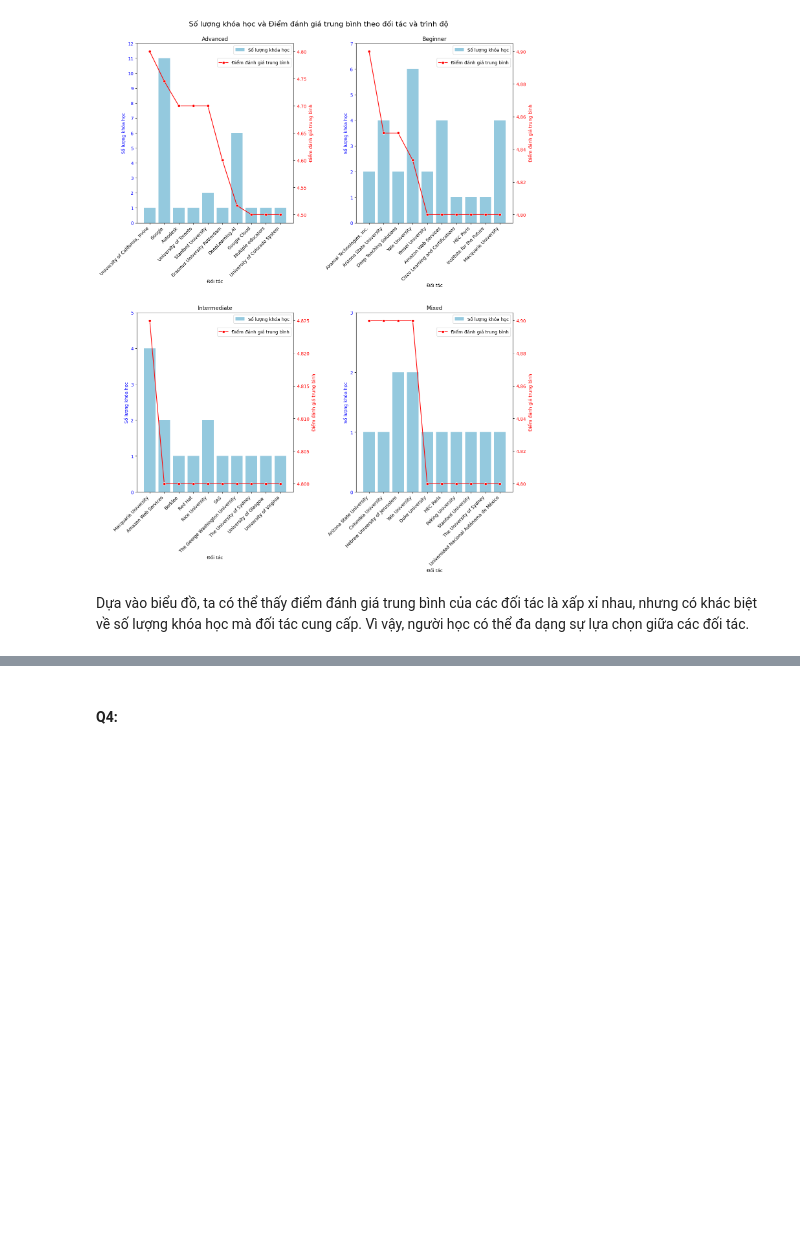
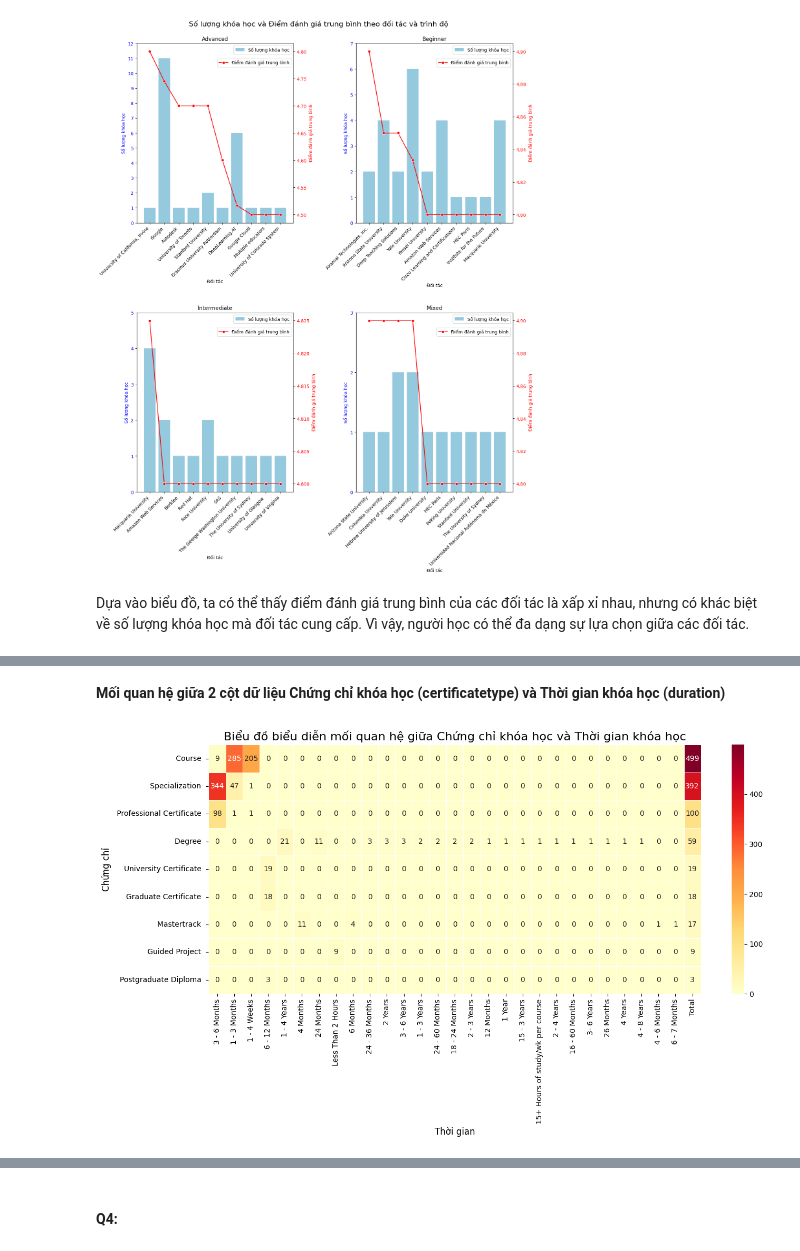
Before and after one commit to phamuyen171/FinalPrjct_LTKHDL, a Jupyter notebook: source/IdetifyAndAnswerQuestion.ipynb, the cells around one changed output, grey strips where cells are left out. Drawn from its saved outputs; the diff is of its cells as text; code cells hidden in the pictures; blank space fills up the shorter version.

```diff
--- a/source/IdetifyAndAnswerQuestion.ipynb
+++ b/source/IdetifyAndAnswerQuestion.ipynb
@@ -461,0 +569,25 @@ Dựa vào biểu đồ, ta có thể thấy điểm đánh giá trung bình c
+# %% [markdown]
+**Mối quan hệ giữa 2 cột dữ liệu Chứng chỉ khóa học (certificatetype) và Thời gian khóa học (duration)**
+# %%
+pivot_table = df_copy.pivot_table(index='certificatetype', columns='duration', values='course', aggfunc='count', fill_value=0)
+
+certificate_totals = pivot_table.sum(axis=1)
+pivot_table = pivot_table.loc[certificate_totals.sort_values(ascending=False).index]
+
+duration_totals = pivot_table.sum(axis=0)
+pivot_table = pivot_table[duration_totals.sort_values(ascending=False).index]
+
+pivot_table['Total'] = pivot_table.sum(axis=1)
+
+
+plt.figure(figsize=(14, 8))
+sns.heatmap(pivot_table, cmap='YlOrRd', annot=True, fmt="d", linewidths=0.5)
+
+plt.title('Biểu đồ biểu diễn mối quan hệ giữa Chứng chỉ khóa học và Thời gian khóa học', fontsize=16)
+plt.xlabel('Thời gian', fontsize=12)
+plt.ylabel('Chứng chỉ', fontsize=12)
+
+plt.tight_layout()
+plt.show()
+# %% [output]
+[figure, added]
```
Also changed, not shown: parts of 17 cells of this notebook.
